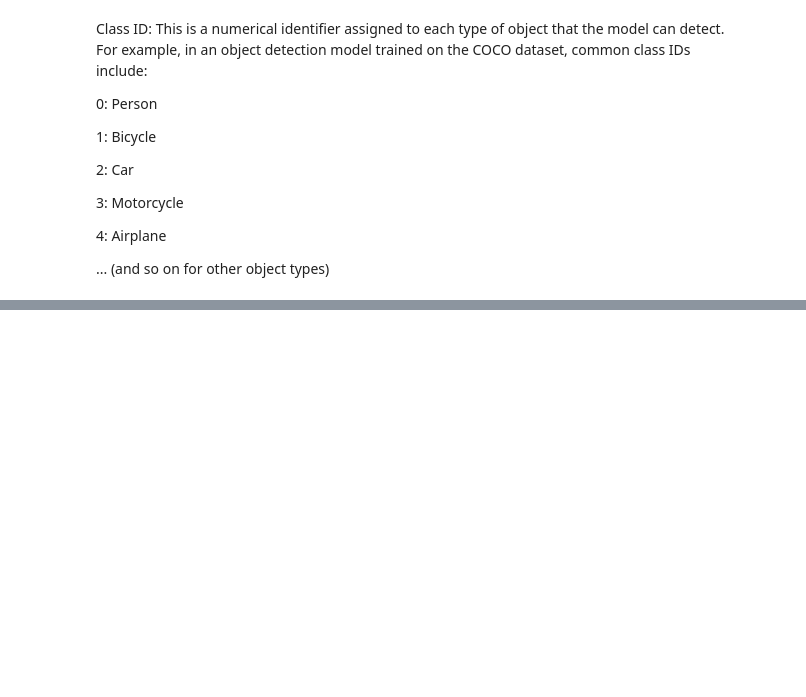
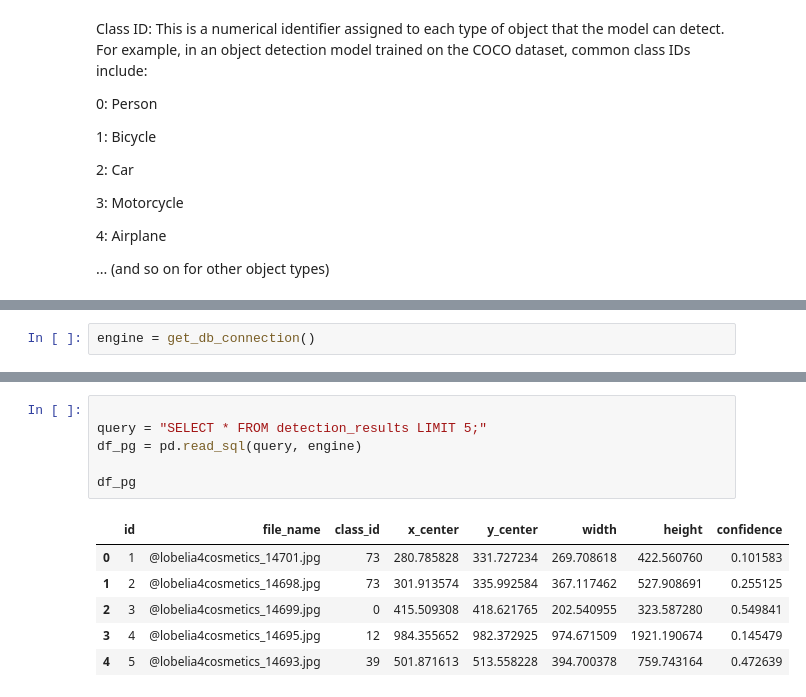
Before and after one commit to dagiteferi/Ethiopian-Medical-DataWarehouse, a Jupyter notebook: notebooks/detection_data_cleaning_load.ipynb, the cells around one changed output, grey strips where cells are left out. Cells and saved outputs as stored; diff of their text form; blank space fills up the shorter version.

```diff
--- a/notebooks/detection_data_cleaning_load.ipynb
+++ b/notebooks/detection_data_cleaning_load.ipynb
@@ -52,0 +55,2 @@ print(missing_values)
+# %%
+engine = get_db_connection()
@@ -52,0 +87,13 @@ print(missing_values)
+# %%
+
+query = "SELECT * FROM detection_results LIMIT 5;"
+df_pg = pd.read_sql(query, engine)
+
+df_pg
+# %% [output]
+|  | id | file_name | class_id | x_center | y_center | width | height | confidence |
+| 0 | 1 | @lobelia4cosmetics_14701.jpg | 73 | 280.785828 | 331.727234 | 269.708618 | 422.560760 | 0.101583 |
+| 1 | 2 | @lobelia4cosmetics_14698.jpg | 73 | 301.913574 | 335.992584 | 367.117462 | 527.908691 | 0.255125 |
+| 2 | 3 | @lobelia4cosmetics_14699.jpg | 0 | 415.509308 | 418.621765 | 202.540955 | 323.587280 | 0.549841 |
+| 3 | 4 | @lobelia4cosmetics_14695.jpg | 12 | 984.355652 | 982.372925 | 974.671509 | 1921.190674 | 0.145479 |
+| 4 | 5 | @lobelia4cosmetics_14693.jpg | 39 | 501.871613 | 513.558228 | 394.700378 | 759.743164 | 0.472639 |
```
Also changed, not shown: parts of 8 cells of this notebook, 3 other files.
